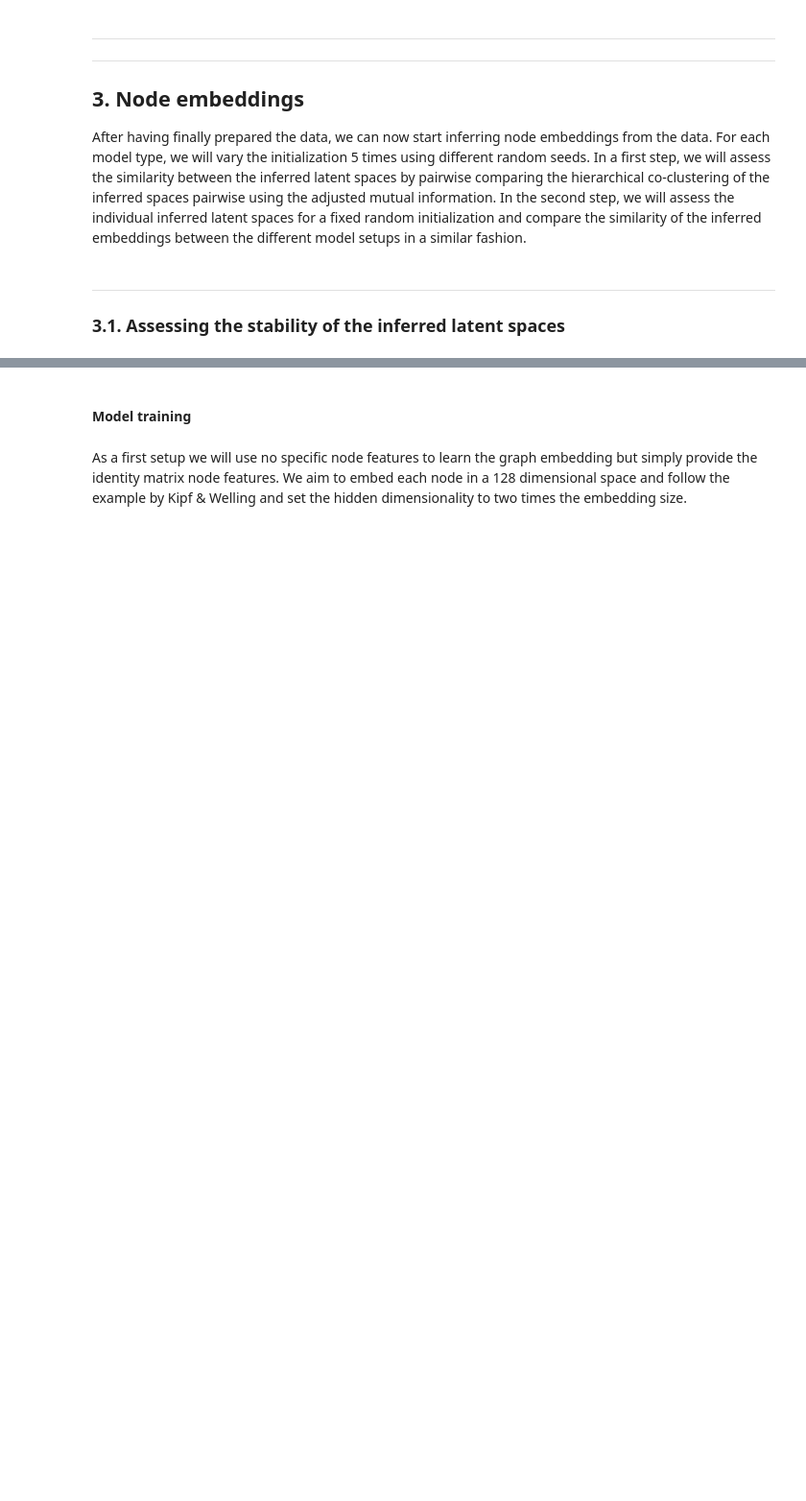
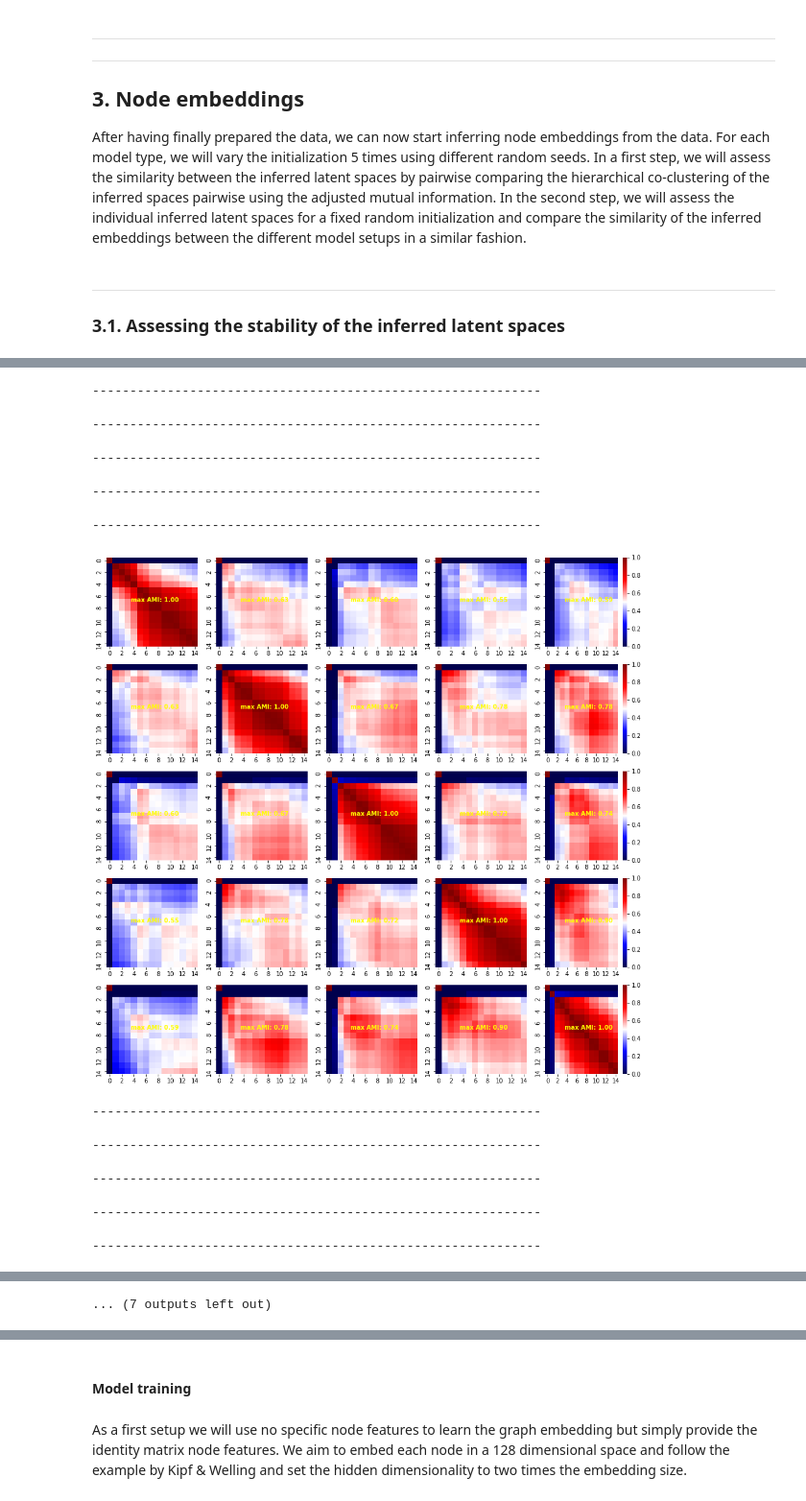
Before and after one commit to uhlerlab/image2reg, a Jupyter notebook: notebooks/ppi/embeddings/network_embedding.ipynb, the cells around one changed output, grey strips where cells are left out. Shown at 96% size. Cells and saved outputs as stored; diff of their text form; code cells hidden in the pictures; blank space fills up the shorter version.

```diff
--- a/notebooks/ppi/embeddings/network_embedding.ipynb
+++ b/notebooks/ppi/embeddings/network_embedding.ipynb
@@ -244,0 +330,31 @@ plot_amis_matrices(seeds, stability_amis_n2v)
+# %%
+node_feature_key = "sc_gex_hallmark"
+
+for latent_dim in latent_dims:
+    latents_dict_hallgexgae = get_gae_latents_for_seed(
+        graph_data=graph_data,
+        seeds=seeds,
+        node_feature_key=node_feature_key,
+        input_dim=1176,
+        latent_dim=latent_dim,
+        hidden_dim=128,
+        n_epochs=1000,
+        lr=0.00001,
+        plot_loss=False,
+    )
+    stability_amis_hallgexgae = stability_cocluster_screen(
+        latents_dict_hallgexgae, linkage="average", affinity="euclidean"
+    )
+    plot_amis_matrices(seeds, stability_amis_hallgexgae)
+# %% [output]
+------------------------------------------------------------
+------------------------------------------------------------
+------------------------------------------------------------
+------------------------------------------------------------
+------------------------------------------------------------
+[figure, added]
+------------------------------------------------------------
+------------------------------------------------------------
+------------------------------------------------------------
+------------------------------------------------------------
+------------------------------------------------------------
@@ -244,0 +362 @@ plot_amis_matrices(seeds, stability_amis_n2v)
+... (7 outputs left out)
```
Also changed, not shown: parts of 153 cells of this notebook, 38 other files.
